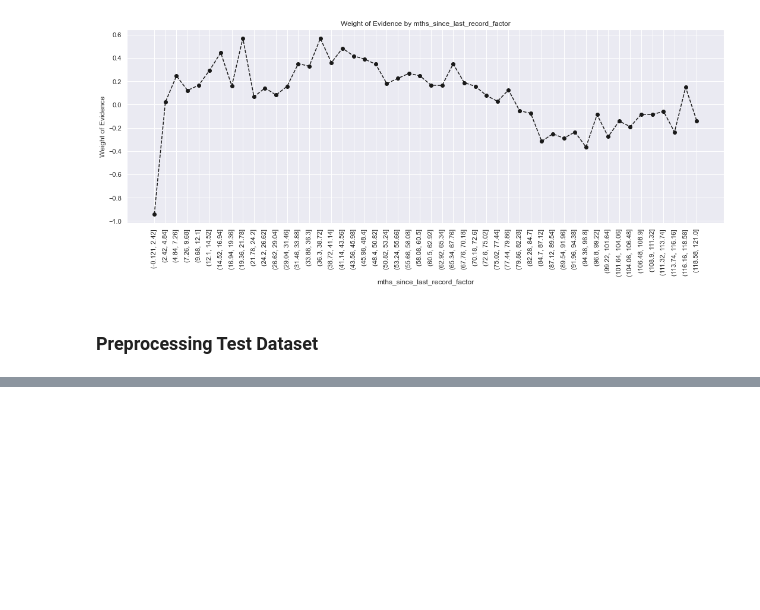
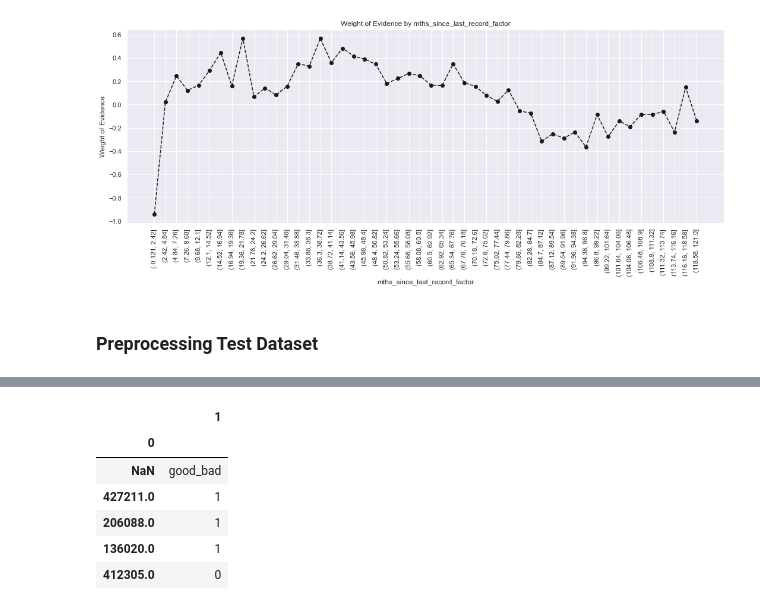
Before and after one commit to ychoi1001/Data-Science, a Jupyter notebook: credit_risk_modelling/credit risk modelling.ipynb, the cells around one changed output, grey strips where cells are left out. Drawn from its saved outputs; the diff is of its cells as text; code cells hidden in the pictures; blank space fills up the shorter version.

```diff
--- a/credit_risk_modelling/credit risk modelling.ipynb
+++ b/credit_risk_modelling/credit risk modelling.ipynb
@@ -1716,0 +1727,10 @@ df_target_test.to_csv('loan_data_targets_test.csv')
+# %%
+df_target_train.head()
+# %% [output]
+|  | 1 |
+| 0 |  |
+| NaN | good_bad |
+| 427211.0 | 1 |
+| 206088.0 | 1 |
+| 136020.0 | 1 |
+| 412305.0 | 0 |
```
Also changed, not shown: parts of 16 cells of this notebook.
